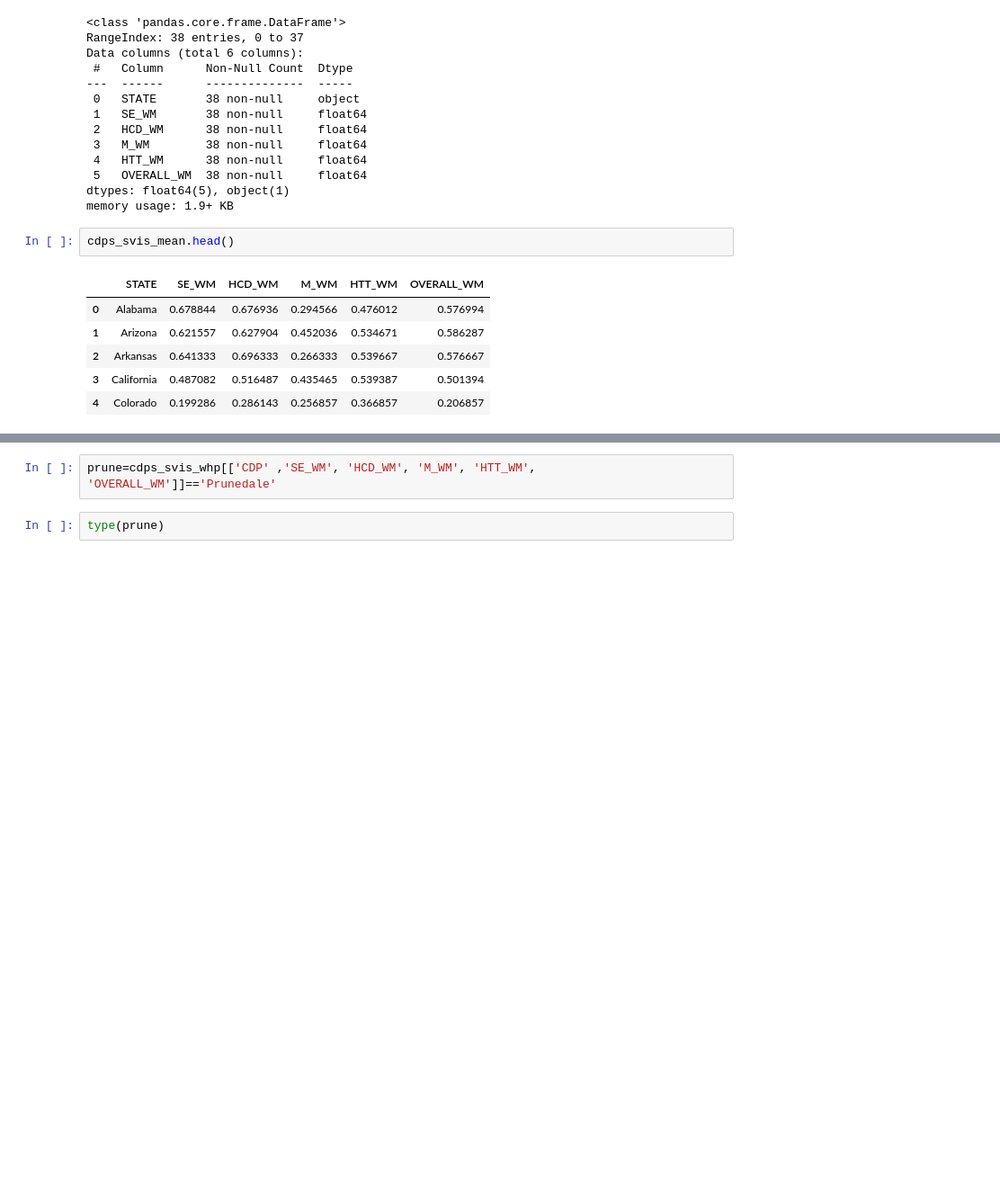
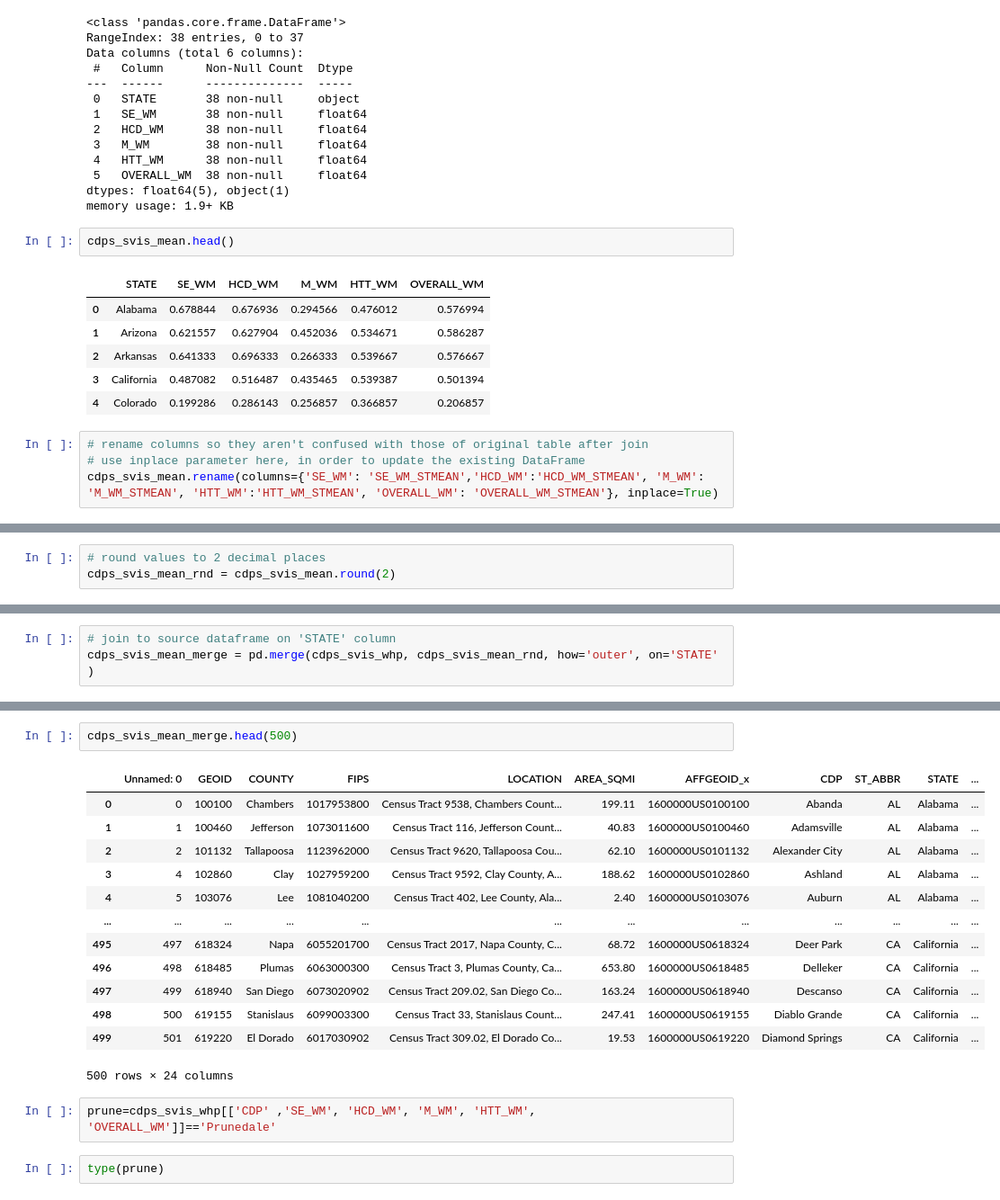
Before and after one commit to zac-stanley/us-communities-fire, a Jupyter notebook: notebooks/zs_summarystats_plotting.ipynb, the cells around one changed output, grey strips where cells are left out. Shown: that part at 90% size. Drawn from its saved outputs; the diff is of its cells as text; blank space fills up the shorter version.

```diff
--- a/notebooks/zs_summarystats_plotting.ipynb
+++ b/notebooks/zs_summarystats_plotting.ipynb
@@ -99,3 +99,7 @@ cdps_svis_mean.head()
 | 2 | Arkansas | 0.641333 | 0.696333 | 0.266333 | 0.539667 | 0.576667 |
 | 3 | California | 0.487082 | 0.516487 | 0.435465 | 0.539387 | 0.501394 |
 | 4 | Colorado | 0.199286 | 0.286143 | 0.256857 | 0.366857 | 0.206857 |
+# %%
+# rename columns so they aren't confused with those of original table after join
+# use inplace parameter here, in order to update the existing DataFrame
+cdps_svis_mean.rename(columns={'SE_WM': 'SE_WM_STMEAN','HCD_WM':'HCD_WM_STMEAN', 'M_WM': 'M_WM_STMEAN', 'HTT_WM':'HTT_WM_STMEAN', 'OVERALL_WM': 'OVERALL_WM_STMEAN'}, inplace=True)
@@ -101,0 +115,3 @@ cdps_svis_mean.head()
+# %%
+# round values to 2 decimal places
+cdps_svis_mean_rnd = cdps_svis_mean.round(2)
@@ -101,0 +130,3 @@ cdps_svis_mean.head()
+# %%
+# join to source dataframe on 'STATE' column
+cdps_svis_mean_merge = pd.merge(cdps_svis_whp, cdps_svis_mean_rnd, how='outer', on='STATE' )
@@ -102,3 +153,19 @@ cdps_svis_mean.head()
+# %%
+cdps_svis_mean_merge.head(500)
+# %% [output]
+|  | Unnamed: 0 | GEOID | COUNTY | FIPS | LOCATION | AREA_SQMI | AFFGEOID_x | CDP | ST_ABBR | STATE | ... |
+| 0 | 0 | 100100 | Chambers | 1017953800 | Census Tract 9538, Chambers Count... | 199.11 | 1600000US0100100 | Abanda | AL | Alabama | ... |
+| 1 | 1 | 100460 | Jefferson | 1073011600 | Census Tract 116, Jefferson Count... | 40.83 | 1600000US0100460 | Adamsville | AL | Alabama | ... |
+| 2 | 2 | 101132 | Tallapoosa | 1123962000 | Census Tract 9620, Tallapoosa Cou... | 62.10 | 1600000US0101132 | Alexander City | AL | Alabama | ... |
+| 3 | 4 | 102860 | Clay | 1027959200 | Census Tract 9592, Clay County, A... | 188.62 | 1600000US0102860 | Ashland | AL | Alabama | ... |
+| 4 | 5 | 103076 | Lee | 1081040200 | Census Tract 402, Lee County, Ala... | 2.40 | 1600000US0103076 | Auburn | AL | Alabama | ... |
+| ... | ... | ... | ... | ... | ... | ... | ... | ... | ... | ... | ... |
+| 495 | 497 | 618324 | Napa | 6055201700 | Census Tract 2017, Napa County, C... | 68.72 | 1600000US0618324 | Deer Park | CA | California | ... |
+| 496 | 498 | 618485 | Plumas | 6063000300 | Census Tract 3, Plumas County, Ca... | 653.80 | 1600000US0618485 | Delleker | CA | California | ... |
+| 497 | 499 | 618940 | San Diego | 6073020902 | Census Tract 209.02, San Diego Co... | 163.24 | 1600000US0618940 | Descanso | CA | California | ... |
+| 498 | 500 | 619155 | Stanislaus | 6099003300 | Census Tract 33, Stanislaus Count... | 247.41 | 1600000US0619155 | Diablo Grande | CA | California | ... |
+| 499 | 501 | 619220 | El Dorado | 6017030902 | Census Tract 309.02, El Dorado Co... | 19.53 | 1600000US0619220 | Diamond Springs | CA | California | ... |
+500 rows × 24 columns
 # %%
 prune=cdps_svis_whp[['CDP' ,'SE_WM', 'HCD_WM', 'M_WM', 'HTT_WM', 'OVERALL_WM']]=='Prunedale'
 # %%
```
Also changed, not shown: parts of 5 cells of this notebook.
